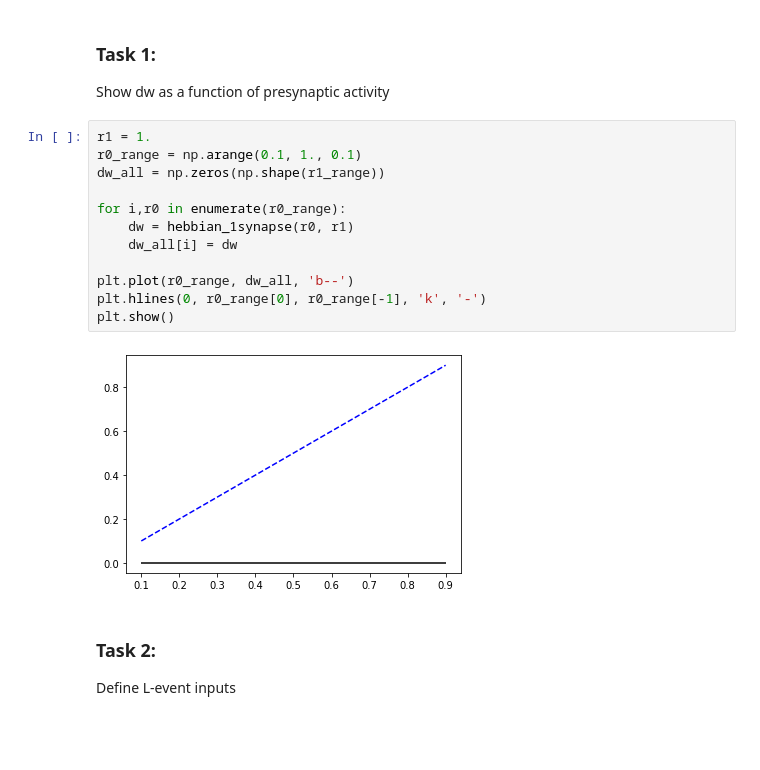
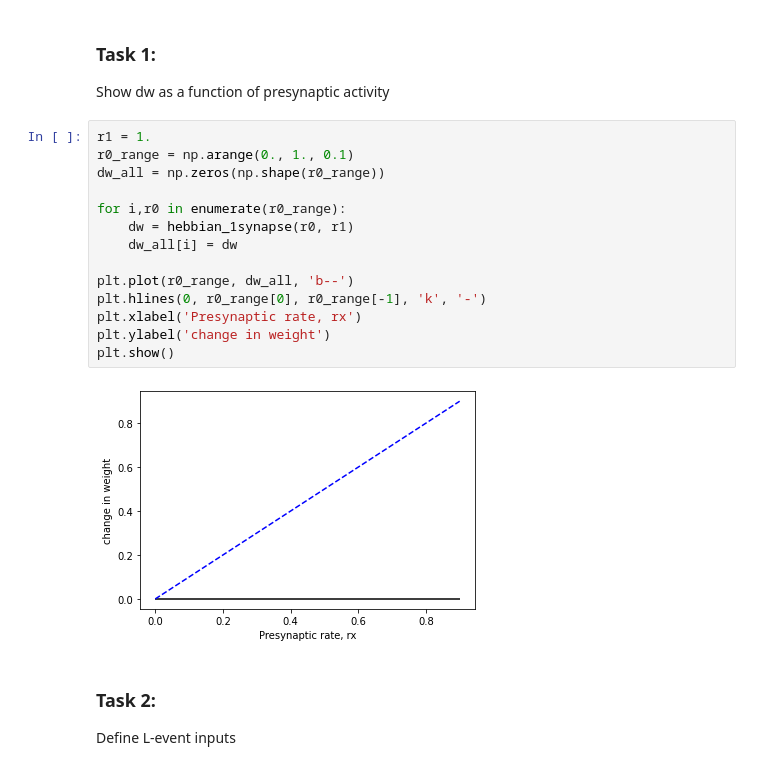
Before and after one commit to comp-neural-circuits/plasticity-workshop, a Jupyter notebook: hebbian_plasticity.ipynb, the cells around one changed output. Saved outputs shown, nothing was run; the diff lists cells and outputs as text; blank space fills up the shorter version.

```diff
--- a/hebbian_plasticity.ipynb
+++ b/hebbian_plasticity.ipynb
@@ -217,18 +238,20 @@ def hebbian_1synapse(r0, r1):
 Show dw as a function of presynaptic activity
 # %%
 r1 = 1.
-r0_range = np.arange(0.1, 1., 0.1)
-dw_all = np.zeros(np.shape(r1_range))
+r0_range = np.arange(0., 1., 0.1)
+dw_all = np.zeros(np.shape(r0_range))
 
 for i,r0 in enumerate(r0_range):
     dw = hebbian_1synapse(r0, r1)
     dw_all[i] = dw
 
 plt.plot(r0_range, dw_all, 'b--')
 plt.hlines(0, r0_range[0], r0_range[-1], 'k', '-')
+plt.xlabel('Presynaptic rate, rx')
+plt.ylabel('change in weight')
 plt.show()
 # %% [output]
-[figure, old version]
+[figure, new version]
 # %% [markdown]
 ### Task 2:
 
```
Also changed, not shown: parts of 43 cells of this notebook.
